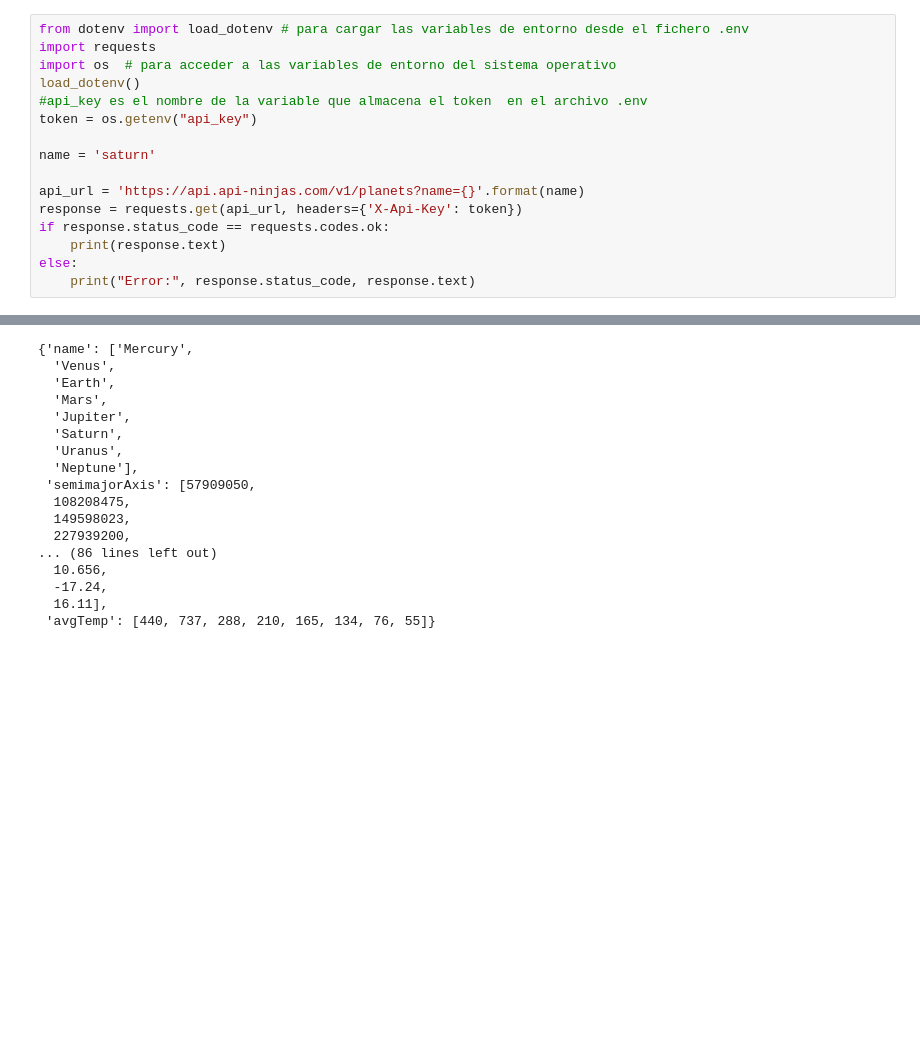
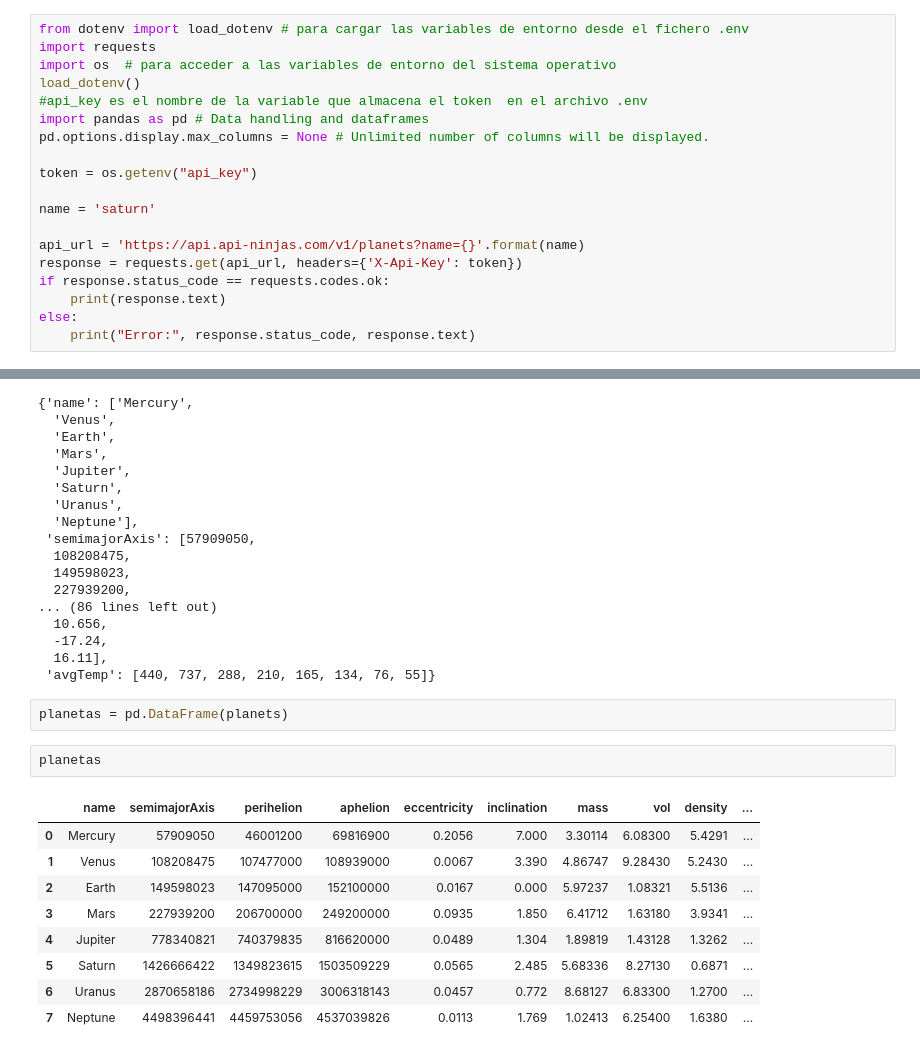
Before and after one commit to finixed060113/Dashboard_project, a Jupyter notebook: pruebas.ipynb, the cells around one changed output, grey strips where cells are left out. Drawn from its saved outputs; the diff is of its cells as text; blank space fills up the shorter version.

```diff
--- a/pruebas.ipynb
+++ b/pruebas.ipynb
@@ -4,6 +4,9 @@ import requests
 import os  # para acceder a las variables de entorno del sistema operativo
 load_dotenv()
 #api_key es el nombre de la variable que almacena el token  en el archivo .env
+import pandas as pd # Data handling and dataframes
+pd.options.display.max_columns = None # Unlimited number of columns will be displayed.
+
 token = os.getenv("api_key")
 
 name = 'saturn'
@@ -132,3 +135,17 @@ planets
   -17.24,
   16.11],
  'avgTemp': [440, 737, 288, 210, 165, 134, 76, 55]}
+# %%
+planetas = pd.DataFrame(planets)
+# %%
+planetas
+# %% [output]
+|  | name | semimajorAxis | perihelion | aphelion | eccentricity | inclination | mass | vol | density | ... |
+| 0 | Mercury | 57909050 | 46001200 | 69816900 | 0.2056 | 7.000 | 3.30114 | 6.08300 | 5.4291 | ... |
+| 1 | Venus | 108208475 | 107477000 | 108939000 | 0.0067 | 3.390 | 4.86747 | 9.28430 | 5.2430 | ... |
+| 2 | Earth | 149598023 | 147095000 | 152100000 | 0.0167 | 0.000 | 5.97237 | 1.08321 | 5.5136 | ... |
+| 3 | Mars | 227939200 | 206700000 | 249200000 | 0.0935 | 1.850 | 6.41712 | 1.63180 | 3.9341 | ... |
+| 4 | Jupiter | 778340821 | 740379835 | 816620000 | 0.0489 | 1.304 | 1.89819 | 1.43128 | 1.3262 | ... |
+| 5 | Saturn | 1426666422 | 1349823615 | 1503509229 | 0.0565 | 2.485 | 5.68336 | 8.27130 | 0.6871 | ... |
+| 6 | Uranus | 2870658186 | 2734998229 | 3006318143 | 0.0457 | 0.772 | 8.68127 | 6.83300 | 1.2700 | ... |
+| 7 | Neptune | 4498396441 | 4459753056 | 4537039826 | 0.0113 | 1.769 | 1.02413 | 6.25400 | 1.6380 | ... |
```
